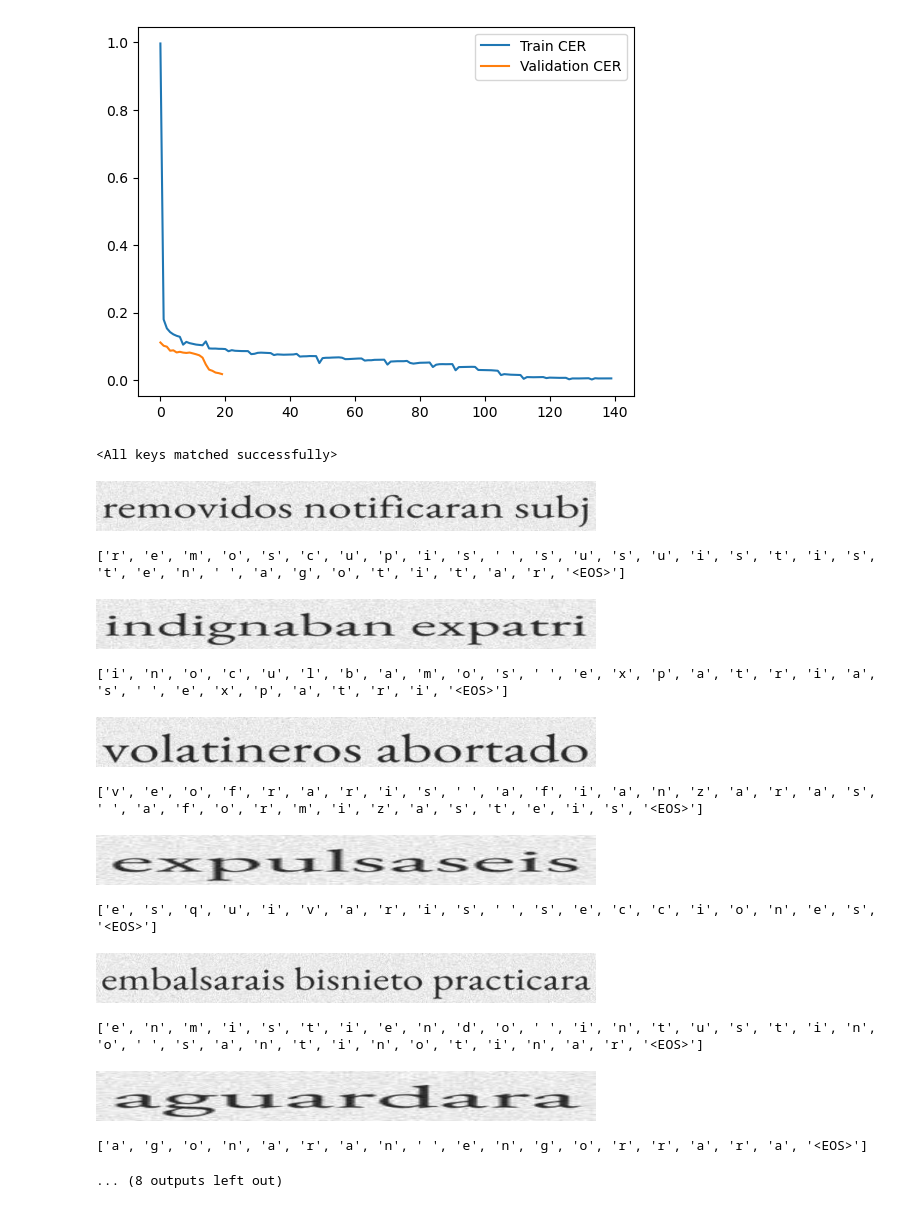
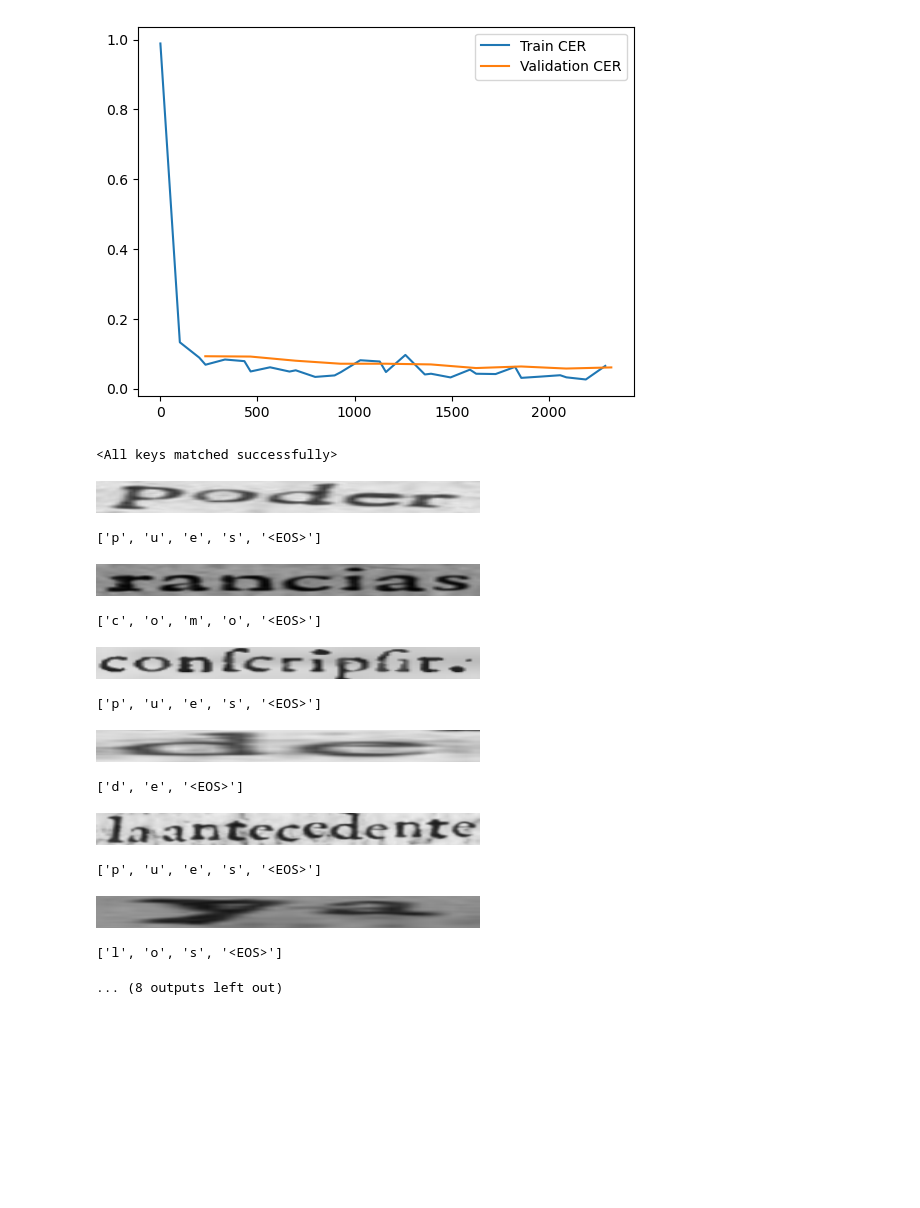
Before and after one commit to yamanoko/SeqCLR_RenaissanceSpanish, a Jupyter notebook: decoder_training.ipynb, the cells around one changed output. Cells and saved outputs as stored; diff of their text form; code cells hidden in the pictures; blank space fills up the shorter version.

```diff
--- a/decoder_training.ipynb
+++ b/decoder_training.ipynb
@@ -25,9 +23,9 @@ with open('char_to_token.pkl', 'rb') as f:
 # %%
-with open("token_to_char.pkl", "rb") as f:
+with open(config["token to char"], "rb") as f:
     token_to_char = pickle.load(f)
 
-def tokenizer_func(input_list: List[torch.tensor], token: List[str]) -> List[str]:
-    return [token[index.item()] for index in input_list]
+def tokenizer_func(input_list: List[torch.tensor]) -> List[str]:
+    return [token_to_char[index.item()] for index in input_list]
 # %%
 torch.manual_seed(0)
 encoder = Encoder().to(device)
@@ -50,5 +54,6 @@ val_dataloader = DataLoader(val_dataset, batch_size=16, shuffle=False)
 # %%
-criterion = NLLLoss()
-optimizer = Adam(list(encoder.parameters()) + list(decoder.parameters()))
+criterion = CrossEntropyLoss()
+optimizer = Adam(list(encoder.parameters()) + list(decoder.parameters()), lr=config["start lr"])
+scheduler = StepLR(optimizer, step_size=config["lr scheduler step size"], gamma=0.1)
 cer = CharErrorRate()
 # %%
@@ -148,10 +155,10 @@ Epoch 20/20, Validation Loss: 6.828809039933341, Validation CER: 0.0175918061286
 # %%
 from matplotlib import pyplot as plt
 
-plt.plot(train_cer_list, label='Train CER')
-plt.plot(val_cer_list, label='Validation CER')
+plt.plot(train_steps, train_cer_list, label='Train CER')
+plt.plot(val_steps, val_cer_list, label='Validation CER')
 plt.legend()
 plt.show()
 # %% [output]
-[figure, old version]
+[figure, new version]
 # %%
@@ -160,30 +175,20 @@ torch.save(encoder.state_dict(), "fine_tuned_encoder.pt")
 # %%
-import pickle
-import torch
-from encoder import Encoder
-from Decoder import LSTMAttnDecoder
-from torch.utils.data import DataLoader
-import os
-from torchvision import transforms
-from torchvision.transforms import Resize, ToTensor, Lambda
-from custom_dataset import resize_and_pad
-
-with open("token_to_char.pkl", "rb") as f:
+with open(config["token to char"], "rb") as f:
     token_to_char = pickle.load(f)
 
 device = torch.device('cuda' if torch.cuda.is_available() else 'cpu')
 encoder = Encoder().to(device)
 decoder = LSTMAttnDecoder(256, len(token_to_char)).to(device)
-encoder.load_state_dict(torch.load('fine_tuned_encoder.pt'))
-decoder.load_state_dict(torch.load('decoder.pt'))
+encoder.load_state_dict(torch.load(config["saved Encoder path"]))
+decoder.load_state_dict(torch.load(config["saved Decoder path"]))
 # %% [output]
 <All keys matched successfully>
 # %%
 with open('char_to_token.pkl', 'rb') as f:
-    token_dict = pickle.load(f)
+    char_to_token = pickle.load(f)
 
-SOS_token = token_dict['<SOS>']
-test_dataset_folder = "generated_dataset_for_decoder/train"
+SOS_token = char_to_token['<SOS>']
+test_dataset_folder = config["test dataset"]
 # %%
 import PIL
 from PIL import Image
@@ -192,50 +197,48 @@ from torchvision.transforms import ToPILImage
 
 import random
 
-img_size = (50, 500)
+img_size = (32, 384)
 
 data_transform = transforms.Compose([
-            # Lambda(lambda img: img.convert("L")),  # Convert image to grayscale
-            # Lambda(lambda img: img.point(lambda p: p > 128 and 255)),  # Binarize the image
-            # Lambda(lambda img: resize_and_pad(img=img, target_size=img_size)),
             Lambda(lambda img: img.convert("RGB")),
+            Grayscale(num_output_channels=3),
             Resize(img_size),
             ToTensor(),  # Convert image to PyTorch Tensor in CHW format
         ])
 
 decoder.eval()
 
 test_data_files = os.listdir(test_dataset_folder)
 random.shuffle(test_data_files)
 
 with torch.no_grad():
     for filename in test_data_files[:10]:
         image = Image.open(os.path.join(test_dataset_folder, filename))
         image = data_transform(image)
         display(ToPILImage()(image))
         image_tensor = image.unsqueeze(0).to(device)
         encoder_outputs, decoder_hidden = encoder(image_tensor)
         decoder_input = torch.tensor([[SOS_token]] * image_tensor.size(0)).to(device)
         prediction = []
-        for t in range(50):  # Assuming maximum sequence length is 50
+        for t in range(20):  # Assuming maximum sequence length is 50
             decoder_output, decoder_hidden = decoder(decoder_input, decoder_hidden, encoder_outputs)
             _, topi = decoder_output.topk(1)
             decoder_input = topi.detach()
             prediction.append(decoder_input.item())
-            if decoder_input.item() == token_dict['<EOS>']:
+            if decoder_input.item() == char_to_token['<EOS>']:
                 break
         print([token_to_char[i] for i in prediction])
 # %% [output]
-[figure, old version]
+[figure, new version]
-['r', 'e', 'm', 'o', 's', 'c', 'u', 'p', 'i', 's', ' ', 's', 'u', 's', 'u', 'i', 's', 't', 'i', 's', 't', 'e', 'n', ' ', 'a', 'g', 'o', 't', 'i', 't', 'a', 'r', '<EOS>']
+['p', 'u', 'e', 's', '<EOS>']
-[figure, old version]
+[figure, new version]
-['i', 'n', 'o', 'c', 'u', 'l', 'b', 'a', 'm', 'o', 's', ' ', 'e', 'x', 'p', 'a', 't', 'r', 'i', 'a', 's', ' ', 'e', 'x', 'p', 'a', 't', 'r', 'i', '<EOS>']
+['c', 'o', 'm', 'o', '<EOS>']
-[figure, old version]
+[figure, new version]
-['v', 'e', 'o', 'f', 'r', 'a', 'r', 'i', 's', ' ', 'a', 'f', 'i', 'a', 'n', 'z', 'a', 'r', 'a', 's', ' ', 'a', 'f', 'o', 'r', 'm', 'i', 'z', 'a', 's', 't', 'e', 'i', 's', '<EOS>']
+['p', 'u', 'e', 's', '<EOS>']
-[figure, old version]
+[figure, new version]
-['e', 's', 'q', 'u', 'i', 'v', 'a', 'r', 'i', 's', ' ', 's', 'e', 'c', 'c', 'i', 'o', 'n', 'e', 's', '<EOS>']
+['d', 'e', '<EOS>']
-[figure, old version]
+[figure, new version]
-['e', 'n', 'm', 'i', 's', 't', 'i', 'e', 'n', 'd', 'o', ' ', 'i', 'n', 't', 'u', 's', 't', 'i', 'n', 'o', ' ', 's', 'a', 'n', 't', 'i', 'n', 'o', 't', 'i', 'n', 'a', 'r', '<EOS>']
+['p', 'u', 'e', 's', '<EOS>']
-[figure, old version]
+[figure, new version]
-['a', 'g', 'o', 'n', 'a', 'r', 'a', 'n', ' ', 'e', 'n', 'g', 'o', 'r', 'r', 'a', 'r', 'a', '<EOS>']
+['l', 'o', 's', '<EOS>']
 ... (8 outputs left out)
```
Also changed, not shown: parts of 7 cells of this notebook, 8 other files.
